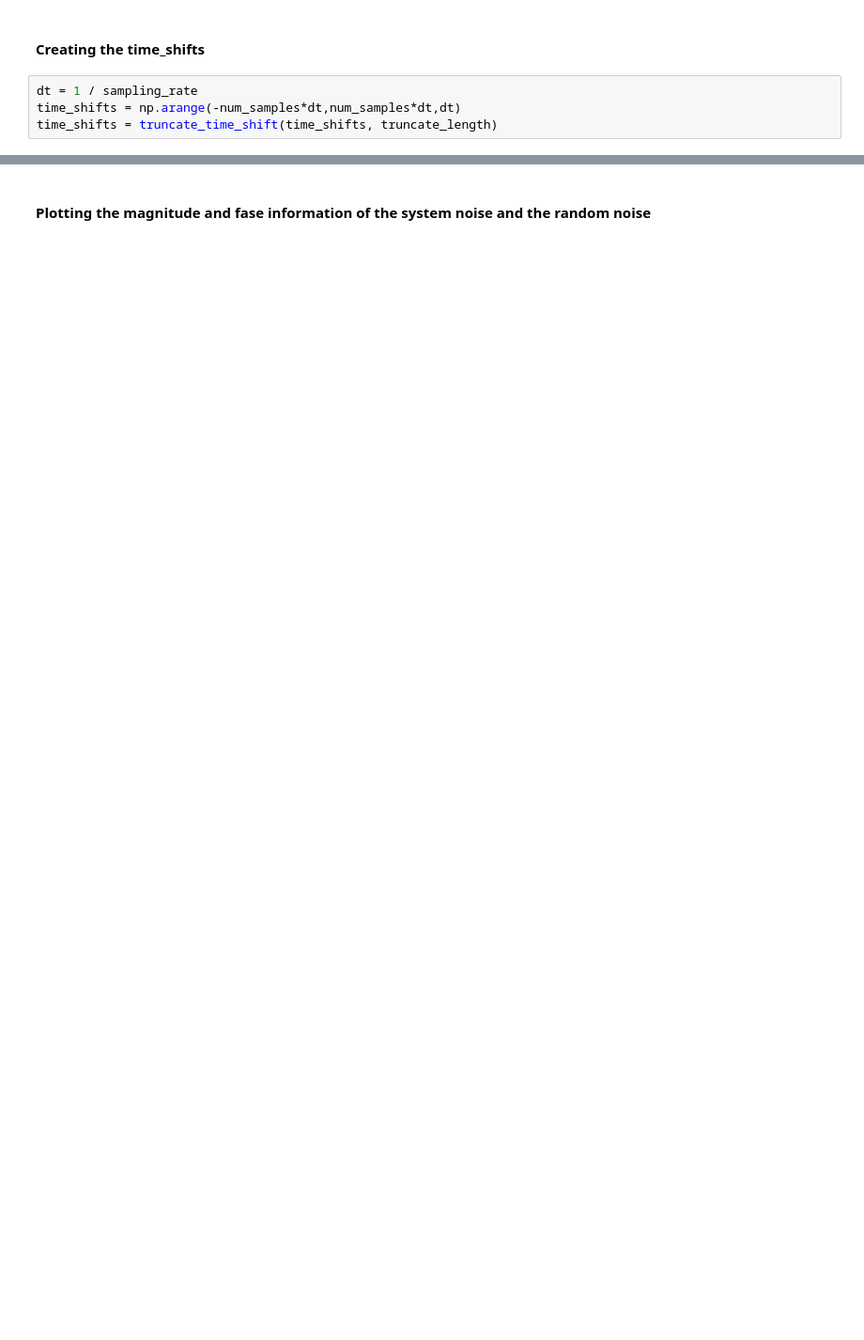
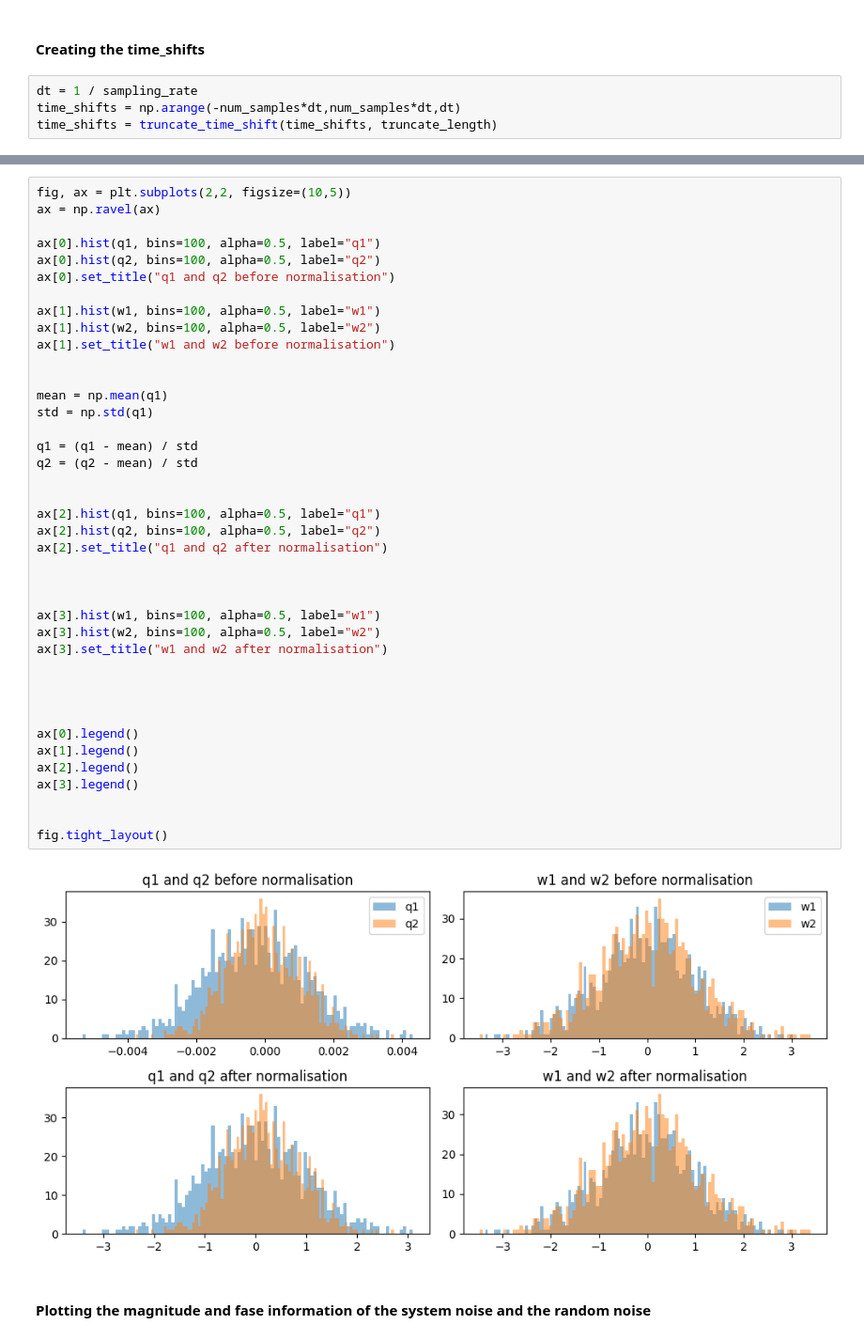
Before and after one commit to malanmyri/Master_project, a Jupyter notebook: model/checking_correlation_frequency_filter_noise.ipynb, the cells around one changed output, grey strips where cells are left out. Shown at 94% size. Saved outputs shown, nothing was run; the diff lists cells and outputs as text; blank space fills up the shorter version.

```diff
--- a/model/checking_correlation_frequency_filter_noise.ipynb
+++ b/model/checking_correlation_frequency_filter_noise.ipynb
@@ -118,3 +119,45 @@ time_shifts = truncate_time_shift(time_shifts, truncate_length)
+# %%
+fig, ax = plt.subplots(2,2, figsize=(10,5))
+ax = np.ravel(ax)
+
+ax[0].hist(q1, bins=100, alpha=0.5, label="q1")
+ax[0].hist(q2, bins=100, alpha=0.5, label="q2")
+ax[0].set_title("q1 and q2 before normalisation")
+
+ax[1].hist(w1, bins=100, alpha=0.5, label="w1")
+ax[1].hist(w2, bins=100, alpha=0.5, label="w2")
+ax[1].set_title("w1 and w2 before normalisation")
+
+
+mean = np.mean(q1)
+std = np.std(q1)
+
+q1 = (q1 - mean) / std
+q2 = (q2 - mean) / std
+
+
+ax[2].hist(q1, bins=100, alpha=0.5, label="q1")
+ax[2].hist(q2, bins=100, alpha=0.5, label="q2")
+ax[2].set_title("q1 and q2 after normalisation")
+
+
+
+ax[3].hist(w1, bins=100, alpha=0.5, label="w1")
+ax[3].hist(w2, bins=100, alpha=0.5, label="w2")
+ax[3].set_title("w1 and w2 after normalisation")
+
+
+
+
+ax[0].legend()
+ax[1].legend()
+ax[2].legend()
+ax[3].legend()
+
+
+fig.tight_layout()
+# %% [output]
+[figure, added]
 # %% [markdown]
 #### Plotting the magnitude and fase information of the system noise and the random noise
 # %%
```
Also changed, not shown: parts of 4 cells of this notebook, 2 other files.
